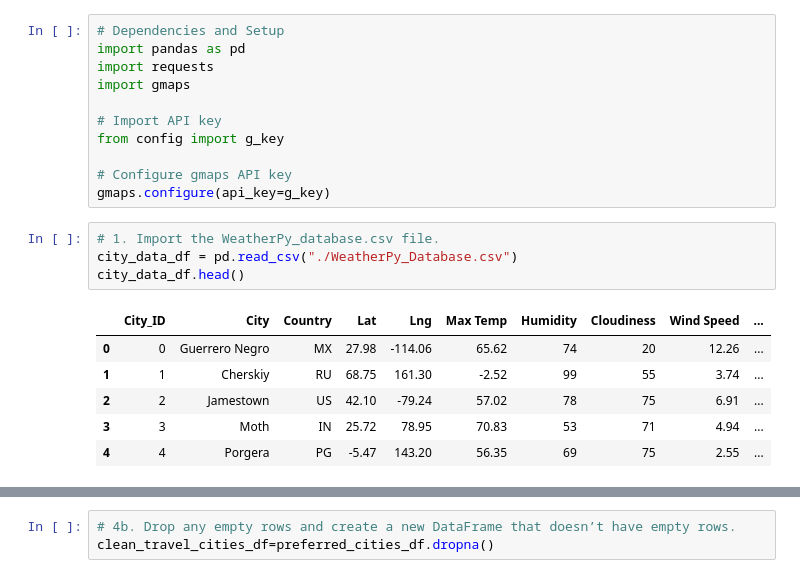
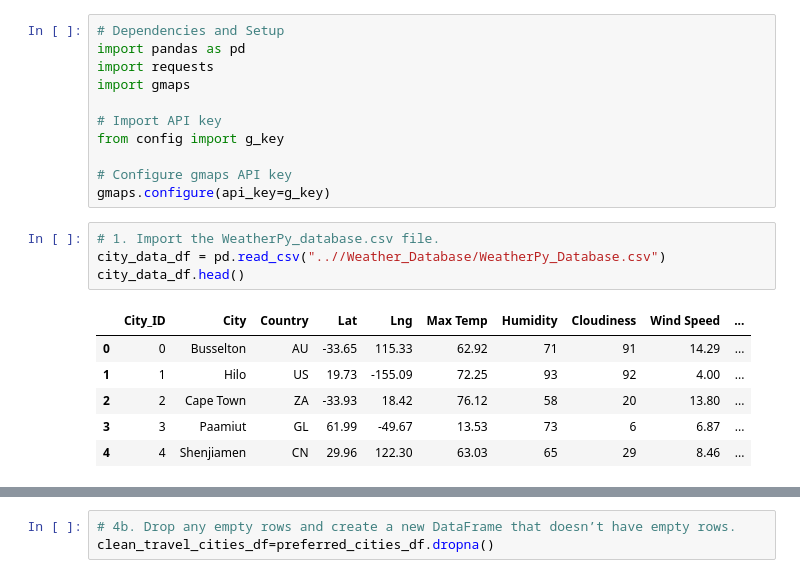
Before and after one commit to Cindydidit/World_Weather_Analysis, a Jupyter notebook: Vacation_Search/Vacation_Search.ipynb, the cells around one changed output, grey strips where cells are left out. Saved outputs shown, nothing was run; the diff lists cells and outputs as text.

```diff
--- a/Vacation_Search/Vacation_Search.ipynb
+++ b/Vacation_Search/Vacation_Search.ipynb
@@ -13,15 +13,15 @@ from config import g_key
 gmaps.configure(api_key=g_key)
 # %%
 # 1. Import the WeatherPy_database.csv file.
-city_data_df = pd.read_csv("./WeatherPy_Database.csv")
+city_data_df = pd.read_csv("..//Weather_Database/WeatherPy_Database.csv")
 city_data_df.head()
 # %% [output]
 |  | City_ID | City | Country | Lat | Lng | Max Temp | Humidity | Cloudiness | Wind Speed | ... |
-| 0 | 0 | Guerrero Negro | MX | 27.98 | -114.06 | 65.62 | 74 | 20 | 12.26 | ... |
-| 1 | 1 | Cherskiy | RU | 68.75 | 161.30 | -2.52 | 99 | 55 | 3.74 | ... |
-| 2 | 2 | Jamestown | US | 42.10 | -79.24 | 57.02 | 78 | 75 | 6.91 | ... |
-| 3 | 3 | Moth | IN | 25.72 | 78.95 | 70.83 | 53 | 71 | 4.94 | ... |
-| 4 | 4 | Porgera | PG | -5.47 | 143.20 | 56.35 | 69 | 75 | 2.55 | ... |
+| 0 | 0 | Busselton | AU | -33.65 | 115.33 | 62.92 | 71 | 91 | 14.29 | ... |
+| 1 | 1 | Hilo | US | 19.73 | -155.09 | 72.25 | 93 | 92 | 4.00 | ... |
+| 2 | 2 | Cape Town | ZA | -33.93 | 18.42 | 76.12 | 58 | 20 | 13.80 | ... |
+| 3 | 3 | Paamiut | GL | 61.99 | -49.67 | 13.53 | 73 | 6 | 6.87 | ... |
+| 4 | 4 | Shenjiamen | CN | 29.96 | 122.30 | 63.03 | 65 | 29 | 8.46 | ... |
 # %%
 # 2. Prompt the user to enter minimum and maximum temperature criteria
 # Vacation Criteria
```
Also changed, not shown: parts of 9 cells of this notebook, 12 other files.
